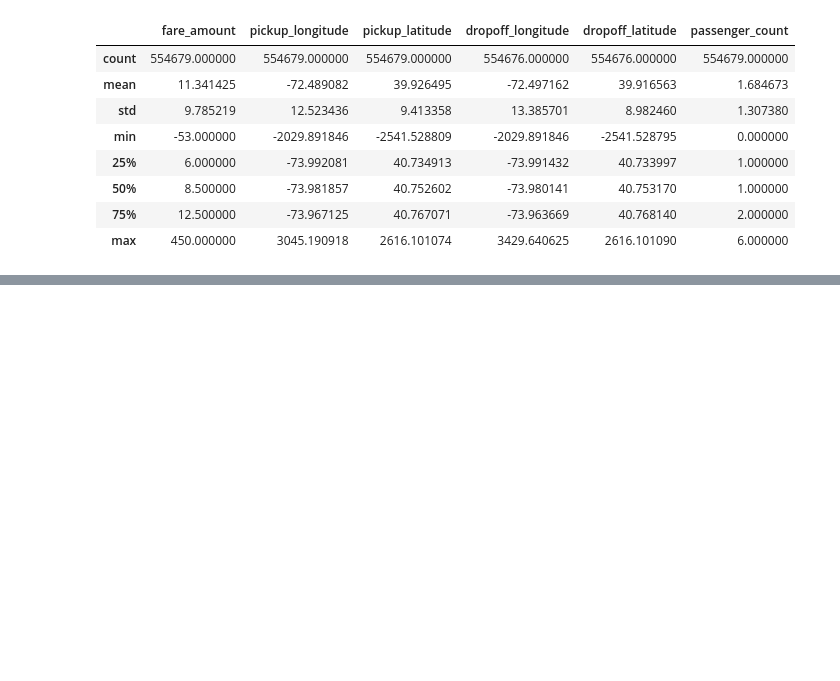
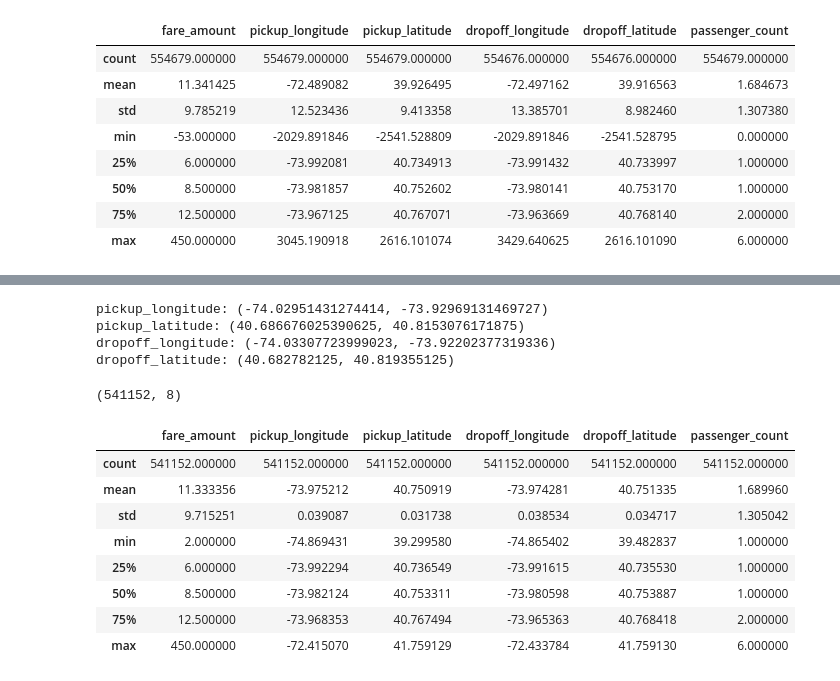
Before and after one commit to snehabajaj108/ML-Project-Taxi-Fare-Prediction, a Jupyter notebook: ny-taxi-fare-prediction-by-sneha-bajaj.ipynb, the cells around one changed output, grey strips where cells are left out. Cells and saved outputs as stored; diff of their text form; code cells hidden in the pictures; blank space fills up the shorter version.

```diff
--- a/ny-taxi-fare-prediction-by-sneha-bajaj.ipynb
+++ b/ny-taxi-fare-prediction-by-sneha-bajaj.ipynb
@@ -120,0 +167,37 @@ train_df.describe()
+# %%
+print('pickup_longitude:', upper_lower_bounds(train_df['pickup_longitude']))
+print('pickup_latitude:', upper_lower_bounds(train_df['pickup_latitude']))
+print('dropoff_longitude:', upper_lower_bounds(train_df['dropoff_longitude']))
+print('dropoff_latitude:', upper_lower_bounds(train_df['dropoff_latitude']))
+# %% [output]
+pickup_longitude: (-74.02951431274414, -73.92969131469727)
+pickup_latitude: (40.686676025390625, 40.8153076171875)
+dropoff_longitude: (-74.03307723999023, -73.92202377319336)
+dropoff_latitude: (40.682782125, 40.819355125)
+# %%
+train_df = train_df[(train_df['pickup_longitude']>=-75) &
+                    (train_df['pickup_longitude']<=-72) &
+                    (train_df['dropoff_longitude']>=-75) &
+                    (train_df['dropoff_longitude']<=-72) &
+                    (train_df['pickup_latitude']>=39) &
+                    (train_df['pickup_latitude']<=42) &
+                    (train_df['dropoff_latitude']>=39) &
+                    (train_df['dropoff_latitude']<=42) &
+                    (train_df['fare_amount']>=1) &
+                    (train_df['passenger_count']>=1)]
+# %%
+train_df.shape
+# %% [output]
+(541152, 8)
+# %%
+train_df.describe()
+# %% [output]
+|  | fare_amount | pickup_longitude | pickup_latitude | dropoff_longitude | dropoff_latitude | passenger_count |
+| count | 541152.000000 | 541152.000000 | 541152.000000 | 541152.000000 | 541152.000000 | 541152.000000 |
+| mean | 11.333356 | -73.975212 | 40.750919 | -73.974281 | 40.751335 | 1.689960 |
+| std | 9.715251 | 0.039087 | 0.031738 | 0.038534 | 0.034717 | 1.305042 |
+| min | 2.000000 | -74.869431 | 39.299580 | -74.865402 | 39.482837 | 1.000000 |
+| 25% | 6.000000 | -73.992294 | 40.736549 | -73.991615 | 40.735530 | 1.000000 |
+| 50% | 8.500000 | -73.982124 | 40.753311 | -73.980598 | 40.753887 | 1.000000 |
+| 75% | 12.500000 | -73.968353 | 40.767494 | -73.965363 | 40.768418 | 2.000000 |
+| max | 450.000000 | -72.415070 | 41.759129 | -72.433784 | 41.759130 | 6.000000 |
```
Also changed, not shown: parts of 17 cells of this notebook.
